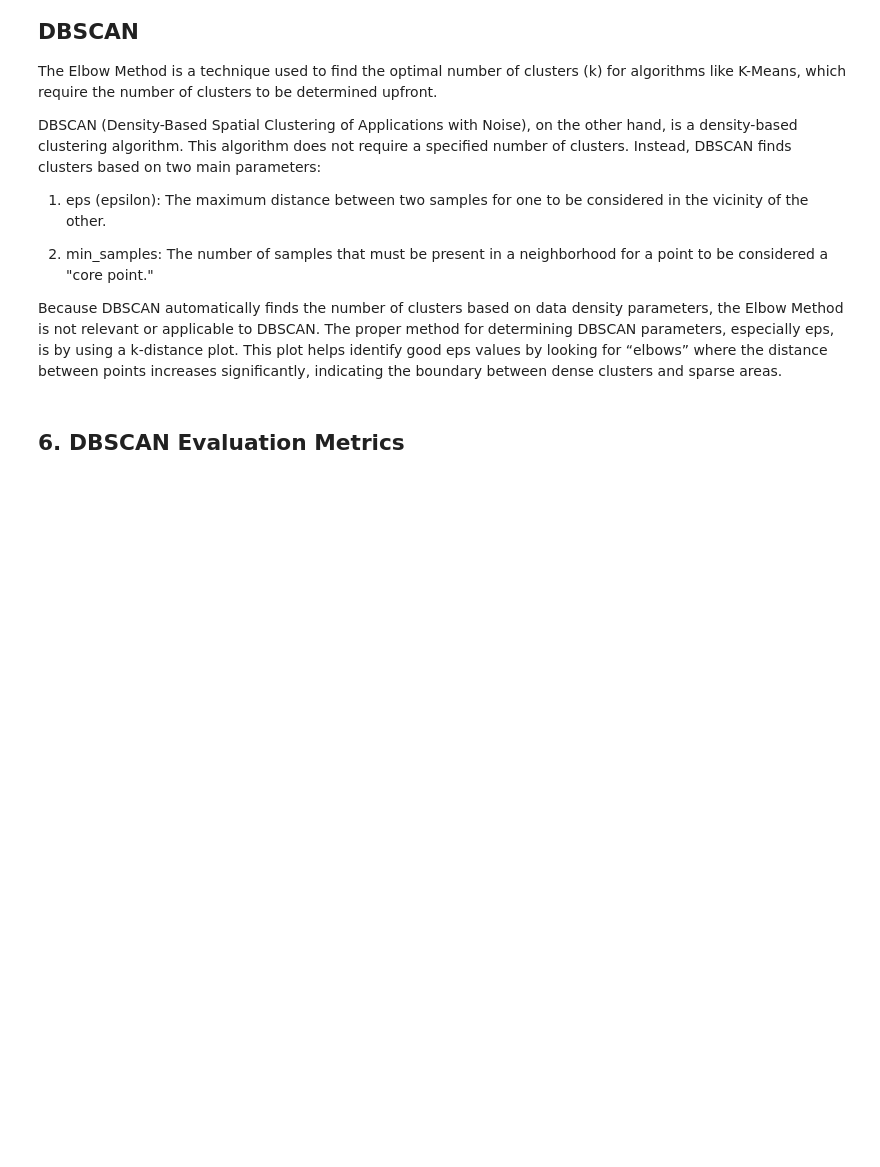
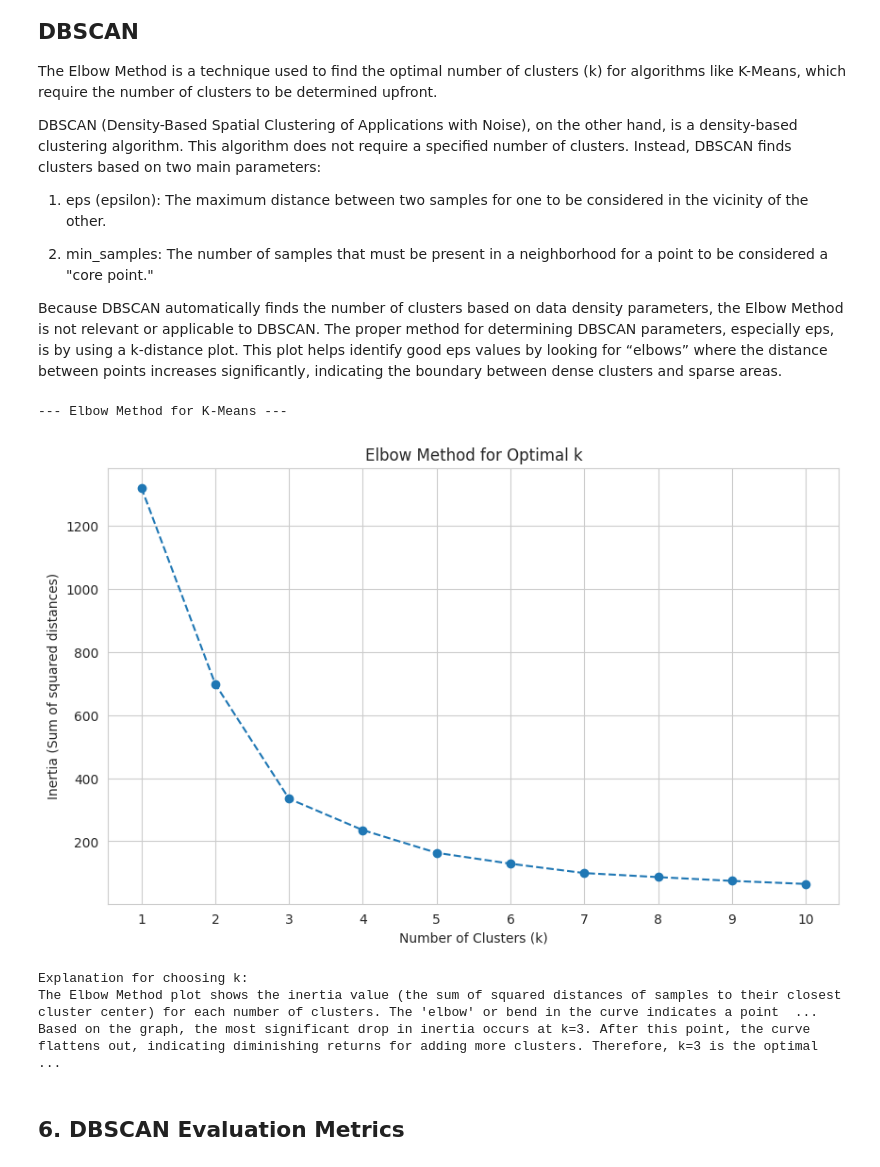
Before and after one commit to Agnaputra/machine-learning, a Jupyter notebook: JS5_TG03_2341720065_Agna_Putra_Prawira.ipynb, the cells around one changed output. Drawn from its saved outputs; the diff is of its cells as text; code cells hidden in the pictures; blank space fills up the shorter version.

```diff
--- a/JS5_TG03_2341720065_Agna_Putra_Prawira.ipynb
+++ b/JS5_TG03_2341720065_Agna_Putra_Prawira.ipynb
@@ -587,2 +595,40 @@ Because DBSCAN automatically finds the number of clusters based on data density
+# %%
+# Task 2: Build a K-Means model and determine the optimal k using the Elbow Method
+print("\n--- Elbow Method for K-Means ---")
+
+# Select the features for K-Means (Avg_Credit_Limit and Total_Credit_Cards)
+X_kmeans = df[['Avg_Credit_Limit', 'Total_Credit_Cards']]
+
+# Scale the data
+from sklearn.preprocessing import StandardScaler
+scaler = StandardScaler()
+X_kmeans_scaled = scaler.fit_transform(X_kmeans)
+
+inertia_values = []
+for i in range(1, 11):
+    kmeans = KMeans(n_clusters=i, init='k-means++', random_state=42, n_init=10)
+    kmeans.fit(X_kmeans_scaled)
+    inertia_values.append(kmeans.inertia_)
+
+# Plot the Elbow Method graph
+plt.figure(figsize=(10, 6))
+plt.plot(range(1, 11), inertia_values, marker='o', linestyle='--')
+plt.title('Elbow Method for Optimal k')
+plt.xlabel('Number of Clusters (k)')
+plt.ylabel('Inertia (Sum of squared distances)')
+plt.xticks(range(1, 11))
+plt.grid(True)
+plt.show()
+
+# Explanation for choosing k
+print("Explanation for choosing k:")
+print("The Elbow Method plot shows the inertia value (the sum of squared distances of samples to their closest cluster center) for each number of clusters. The 'elbow' or bend in the curve indicates a point where adding more clusters no longer significantly decreases the inertia.")
+print("Based on the graph, the most significant drop in inertia occurs at k=3. After this point, the curve flattens out, indicating diminishing returns for adding more clusters. Therefore, k=3 is the optimal number of clusters for this dataset.")
+# %% [output]
+--- Elbow Method for K-Means ---
+[figure, added]
+Explanation for choosing k:
+The Elbow Method plot shows the inertia value (the sum of squared distances of samples to their closest cluster center) for each number of clusters. The 'elbow' or bend in the curve indicates a point  ...
+Based on the graph, the most significant drop in inertia occurs at k=3. After this point, the curve flattens out, indicating diminishing returns for adding more clusters. Therefore, k=3 is the optimal ...
 # %% [markdown]
 ## 6. DBSCAN Evaluation Metrics
```
Also changed, not shown: parts of 3 cells of this notebook.
